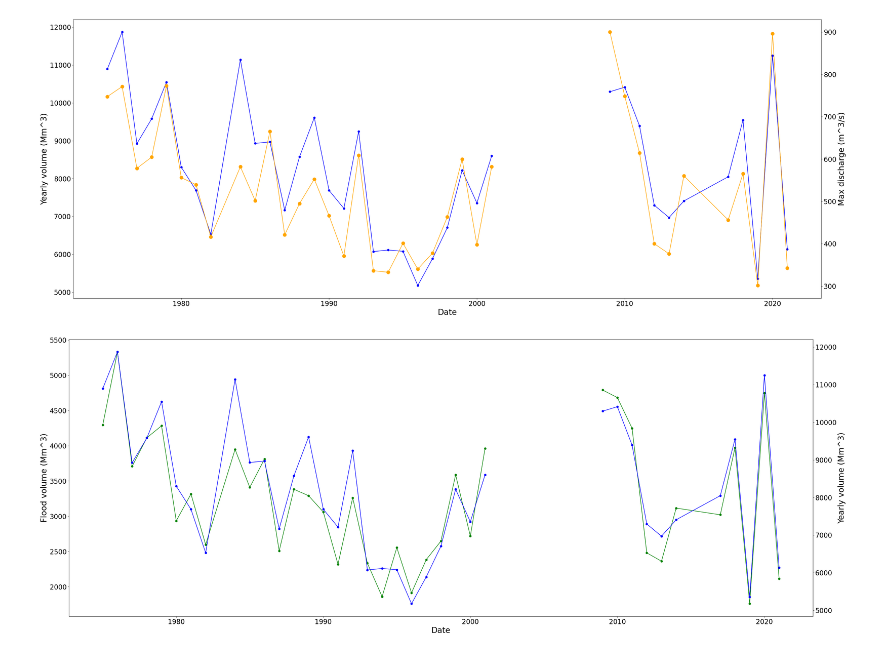
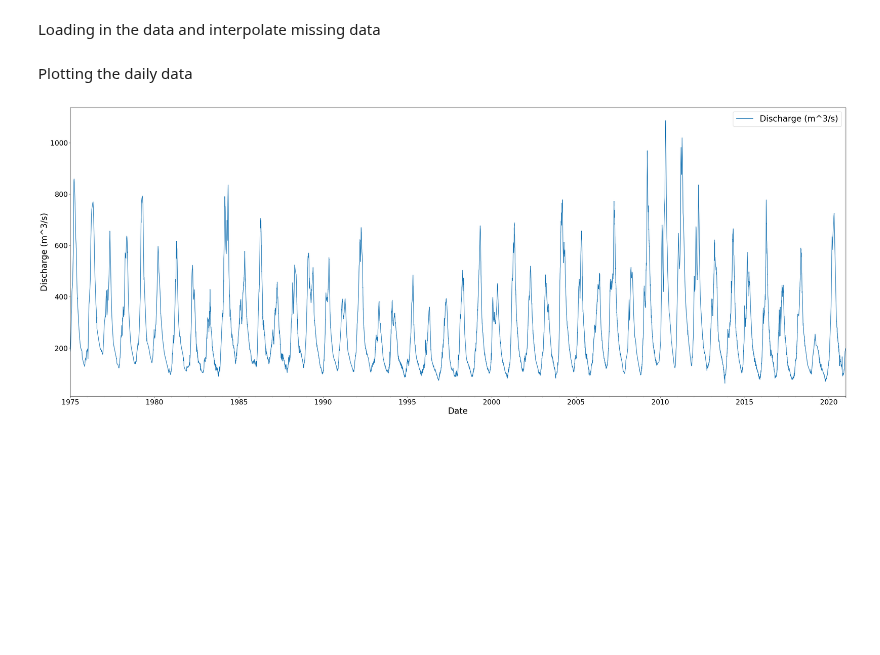
Before and after one commit to eWaterCycle/projects, a Jupyter notebook: BEP/code/Dataplot.ipynb, the cells around one changed output. Cells and saved outputs as stored; diff of their text form; code cells hidden in the pictures; blank space fills up the shorter version.

Commit message:
Using better data

```diff
--- a/BEP/code/Dataplot.ipynb
+++ b/BEP/code/Dataplot.ipynb
@@ -33,55 +6,19 @@ yearly_max = yearly_max.drop([1974, 2008])
-# %%
-seconds = combined.index.days_in_month * 3600 * 24
-vol1 = (combined["Discharge1974-2002"] * seconds).resample("YE").sum() / 1e6
-vol2 = (combined["Discharge2008-2023"] * seconds).resample("YE").sum() / 1e6
-yearly_volumes = pd.DataFrame({"Volume1974-2002": vol1,"Volume2008-2023": vol2})
-yearly_volumes = yearly_volumes.replace(0, np.nan)
-count = combined.groupby(combined.index.year).size()
-yearly_volumes["N"] = yearly_volumes.index.year.map(count)
-yearly_volumes = yearly_volumes[yearly_volumes["N"].notna() & (yearly_volumes["N"] == 12)]
-yearly_volumes.index = yearly_volumes.index.year
-
-yearly_max1 = yearly_max.drop([1983, 2002, 2015, 2016, 2022, 2023])
-
-fig, ax = plt.subplots(figsize=(40, 15))
-yearly_volumes["Volume1974-2002"].plot(ax=ax, legend=False, color='blue', marker='o')
-yearly_volumes["Volume2008-2023"].plot(ax=ax, legend=False, color='blue', marker='o')
-plt.xticks(fontsize=20)
-plt.yticks(fontsize=20)
-#plt.axhline(y=6200, color='purple', linewidth=2)
-ax1 = ax.twinx()
-yearly_max1.plot(ax=ax1, marker='o', color='orange', legend=False, markersize=10)
-#plt.axhline(y=355, color='red', linewidth=2)
-plt.yticks(fontsize=20)
-ax.set_xlabel("Date", fontsize=24)
-ax.set_ylabel("Yearly volume (Mm^3)", fontsize=24)
-ax1.set_ylabel("Max discharge (m^3/s)", fontsize=24);
-#filtered_years3 = yearly_volumes[(yearly_volumes["Volume1974-2002"] < 6200)]
-#filtered_years4 = yearly_volumes[(yearly_volumes["Volume2008-2023"] < 6200)]
-# %% [output]
-[figure, removed]
-# %%
-vol3 = (combined["Discharge1974-2002"] * seconds)[combined.index.month.isin([4,5,6])].resample("YE").sum() / 1e6
-vol4 = (combined["Discharge2008-2023"] * seconds)[combined.index.month.isin([4,5,6])].resample("YE").sum() / 1e6
-flood_volumes = pd.DataFrame({"1974-2002": vol3,"2008-2023": vol4})
-flood_volumes = flood_volumes.replace(0, np.nan)
-flood_volumes["N"] = flood_volumes.index.year.map(count)
-flood_volumes = flood_volumes[flood_volumes["N"].notna() & (flood_volumes["N"] == 12)]
-flood_volumes.index = flood_volumes.index.year
-
-fig, ax = plt.subplots(figsize=(40, 15))
-flood_volumes["1974-2002"].plot(ax=ax, legend=False, color='green', marker='o')
-flood_volumes["2008-2023"].plot(ax=ax, legend=False, color='green', marker='o')
-#plt.axhline(y=2350, color='black', linewidth=2)
-plt.xticks(fontsize=20)
-plt.yticks(fontsize=20)
-ax1 = ax.twinx()
-yearly_volumes["Volume1974-2002"].plot(ax=ax1, legend=False, color='blue', marker='o')
-yearly_volumes["Volume2008-2023"].plot(ax=ax1, legend=False, color='blue', marker='o')
-#plt.axhline(y=6200, color='purple', linewidth=2)
-plt.yticks(fontsize=20)
-ax.set_xlabel("Date", fontsize=24)
-ax.set_ylabel("Flood volume (Mm^3)", fontsize=24)
-ax1.set_ylabel("Yearly volume (Mm^3)", fontsize=24);
-# %% [output]
-[figure, removed]
+# %% [markdown]
+Loading in the data and interpolate missing data
+# %%
+data = pd.read_csv("mohembo_daily_water_discharge_data.csv", index_col='date', parse_dates=True, dayfirst=True)
+data_daily = data.resample('D').interpolate()
+data_daily.columns = ['Discharge (m^3/s)']
+data_daily = data_daily[~data_daily.index.year.isin([1974, 2021])]
+# %% [markdown]
+Plotting the daily data
+# %%
+fig, ax = plt.subplots(figsize=(40, 15))
+data_daily.plot(ax=ax)
+plt.xticks(fontsize=20)
+plt.yticks(fontsize=20)
+ax.set_xlabel("Date", fontsize=24)
+ax.set_ylabel("Discharge (m^3/s)", fontsize=24)
+plt.legend(fontsize=24);
+# %% [output]
+[figure, added]
```
Also changed, not shown: parts of 20 cells of this notebook.
